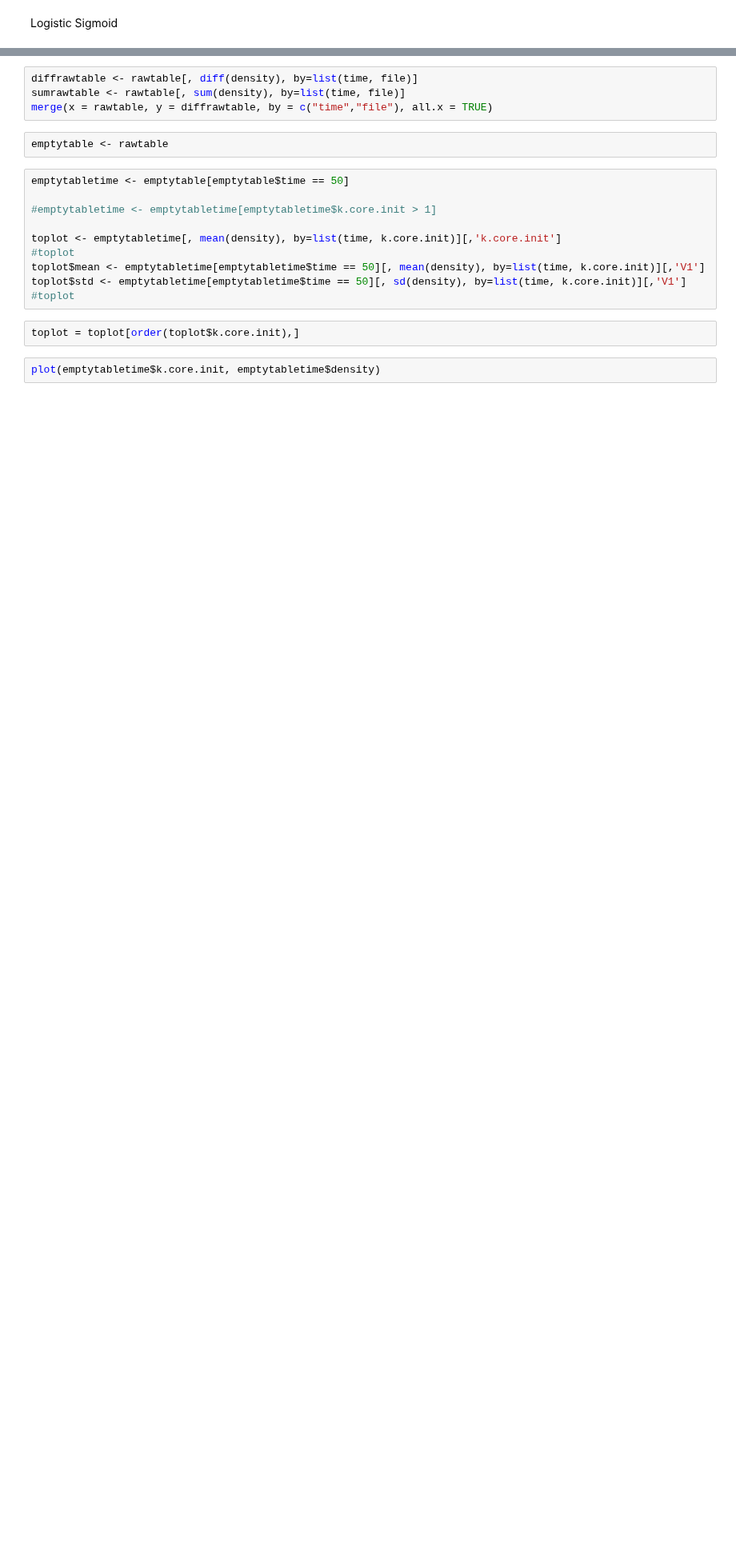
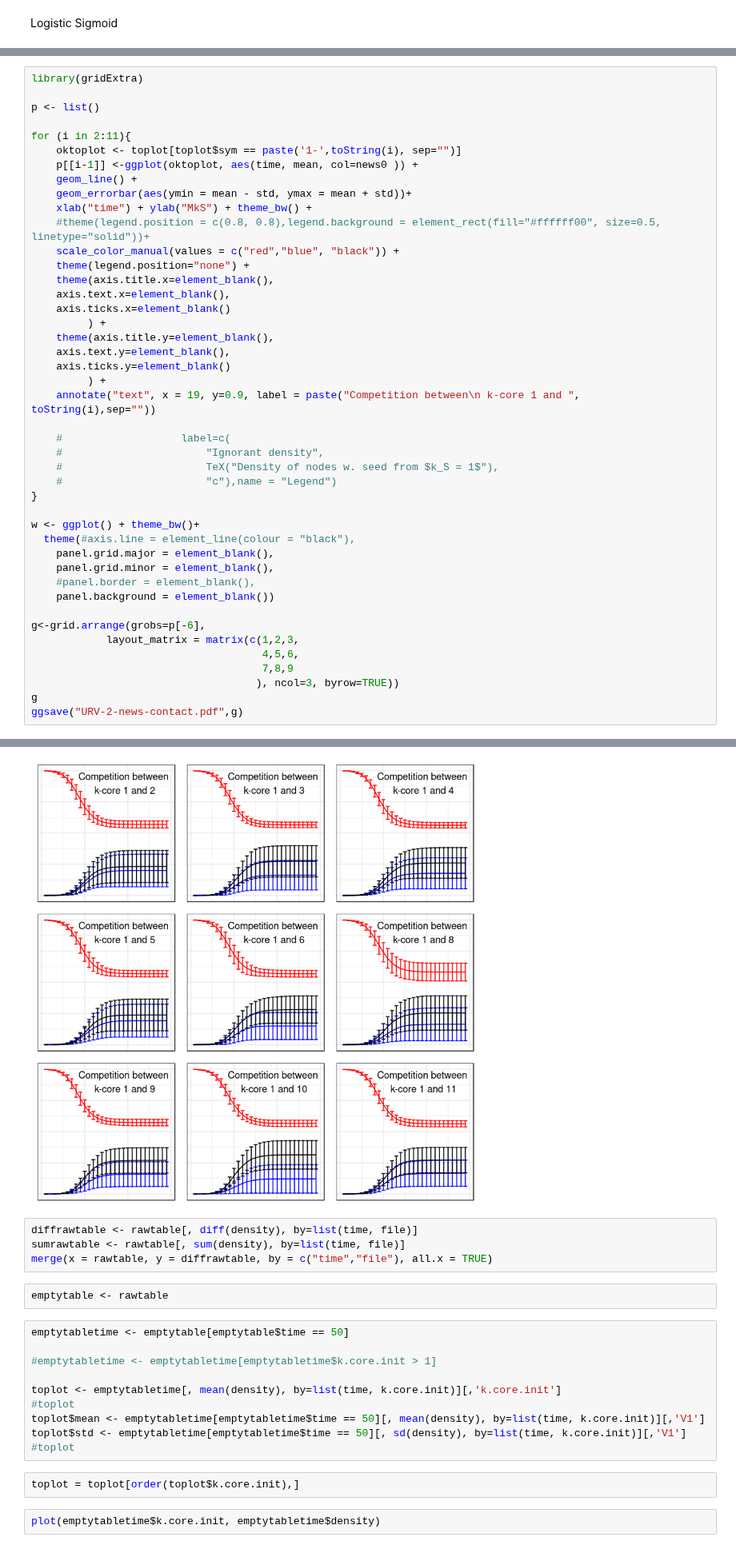
Before and after one commit to BFSteam/memory, a Jupyter notebook: jup/Untitled Folder/Untitled1.ipynb, the cells around one changed output, grey strips where cells are left out. Shown at 80% size. Saved outputs shown, nothing was run; the diff lists cells and outputs as text; blank space fills up the shorter version.

```diff
--- a/jup/Untitled Folder/Untitled1.ipynb
+++ b/jup/Untitled Folder/Untitled1.ipynb
@@ -489,0 +634,45 @@ for (i in 2:11){
+# %%
+library(gridExtra)
+
+p <- list()
+
+for (i in 2:11){
+    oktoplot <- toplot[toplot$sym == paste('1-',toString(i), sep="")]
+    p[[i-1]] <-ggplot(oktoplot, aes(time, mean, col=news0 )) +
+    geom_line() +
+    geom_errorbar(aes(ymin = mean - std, ymax = mean + std))+
+    xlab("time") + ylab("MkS") + theme_bw() +
+    #theme(legend.position = c(0.8, 0.8),legend.background = element_rect(fill="#ffffff00", size=0.5, linetype="solid"))+
+    scale_color_manual(values = c("red","blue", "black")) +
+    theme(legend.position="none") +
+    theme(axis.title.x=element_blank(),
+    axis.text.x=element_blank(),
+    axis.ticks.x=element_blank()
+         ) +
+    theme(axis.title.y=element_blank(),
+    axis.text.y=element_blank(),
+    axis.ticks.y=element_blank()
+         ) +
+    annotate("text", x = 19, y=0.9, label = paste("Competition between\n k-core 1 and ", toString(i),sep=""))
+
+    #                   label=c(
+    #                       "Ignorant density",
+    #                       TeX("Density of nodes w. seed from $k_S = 1$"),
+    #                       "c"),name = "Legend")
+}
+
+w <- ggplot() + theme_bw()+
+  theme(#axis.line = element_line(colour = "black"),
+    panel.grid.major = element_blank(),
+    panel.grid.minor = element_blank(),
+    #panel.border = element_blank(),
+    panel.background = element_blank())
+
+g<-grid.arrange(grobs=p[-6],
+            layout_matrix = matrix(c(1,2,3,
+                                     4,5,6,
+                                     7,8,9
+                                    ), ncol=3, byrow=TRUE))
+g
+ggsave("URV-2-news-contact.pdf",g)
+# %% [output]
@@ -490,3 +693,4 @@ for (i in 2:11){
+[figure, added]
 # %%
 diffrawtable <- rawtable[, diff(density), by=list(time, file)]
 sumrawtable <- rawtable[, sum(density), by=list(time, file)]
```
Also changed, not shown: parts of 34 cells of this notebook, 1 other file.
